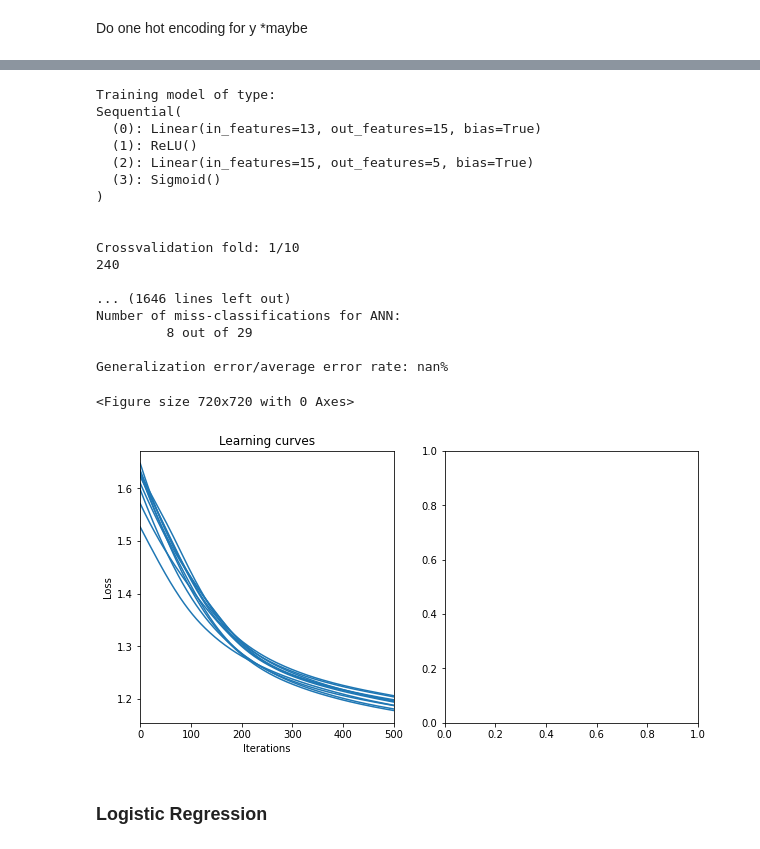
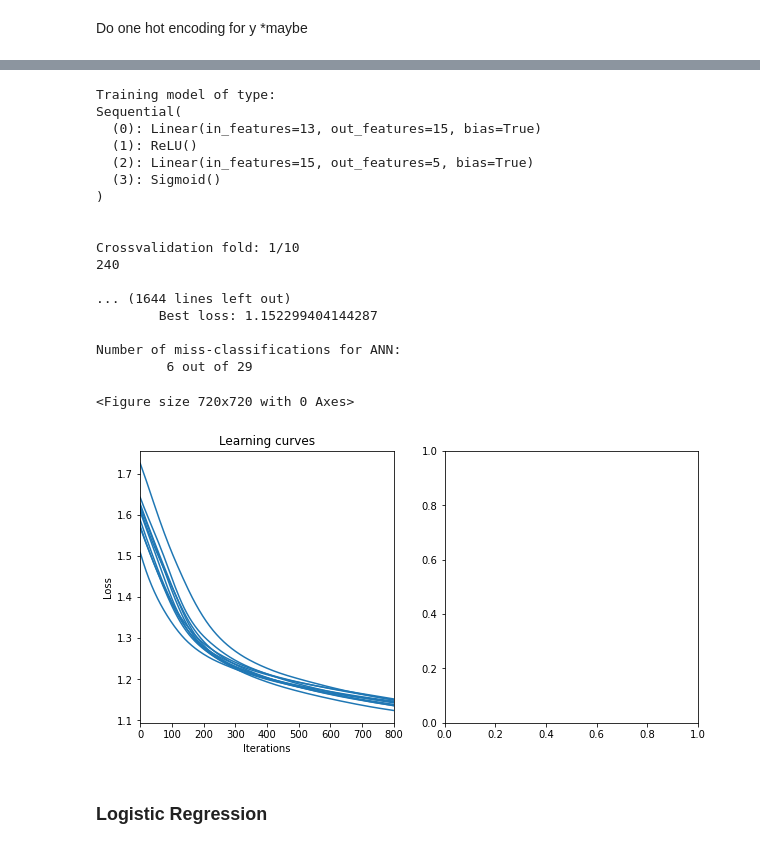
Before and after one commit to WizenPainter/DTU-02450, a Jupyter notebook: Assignment 1/project.ipynb, the cells around one changed output, grey strips where cells are left out. Cells and saved outputs as stored; diff of their text form; code cells hidden in the pictures.

Commit message:
Update cross validation to include random state and initialized logistic regression for classification

```diff
--- a/Assignment 1/project.ipynb
+++ b/Assignment 1/project.ipynb
@@ -1164,7 +1148,7 @@ torch.Size([241])
 from sklearn.model_selection import KFold
 import torch
 K = 10
-CV = KFold(K,shuffle=True)
+CV = KFold(K,shuffle=True, random_state=seed)
 
 X = X_scaled
 M = X.shape[1]
@@ -1206,7 +1190,7 @@ model = lambda: torch.nn.Sequential(
 loss_fn = torch.nn.CrossEntropyLoss()
 # Train for a maximum of 10000 steps, or until convergence (see help for the
 # function train_neural_net() for more on the tolerance/convergence))
-max_iter = 500 # should be 10000
+max_iter = 800 # should be 10000
 print('Training model of type:\n{}\n'.format(str(model())))
 
 # Do cross-validation:
@@ -1223,7 +1207,7 @@ for k, (partition_index, test_index) in enumerate(CV.split(X,y)):
 
     # Extract training and validation set for second CV fold,
     # and convert them to PyTorch tensors
-    CV2 = KFold(K,shuffle=True)
+    CV2 = KFold(K,shuffle=True, random_state=seed)
     for k, (train_index, validation_index) in enumerate(CV2.split(partition_index)):
         X_train = torch.Tensor(X[train_index,:])
         y_train = torch.tensor(y.iloc[train_index].to_numpy(), dtype=torch.long)
@@ -1278,16 +1262,16 @@ for k, (partition_index, test_index) in enumerate(CV.split(X,y)):
     summaries_axes[0].set_title('Learning curves')
 
 # Display the error rate across folds
-# summaries_axes[1].bar(np.arange(1, K+1), np.squeeze(np.asarray(errors_easy)), color=color_list)
-# summaries_axes[1].set_xlabel('Fold');
-# summaries_axes[1].set_xticks(np.arange(1, K+1))
-# summaries_axes[1].set_ylabel('Error rate');
-# summaries_axes[1].set_title('Test misclassification rates')
+summaries_axes[1].bar(np.arange(1, K+1), np.squeeze(np.asarray(errors_easy)), color=color_list)
+summaries_axes[1].set_xlabel('Fold');
+summaries_axes[1].set_xticks(np.arange(1, K+1))
+summaries_axes[1].set_ylabel('Error rate');
+summaries_axes[1].set_title('Test misclassification rates')
 
 # # Show the plots
-# plt.show(decision_boundaries.number) # try these lines if the following code fails (depends on package versions)
-# plt.show(summaries.number)
-# plt.show()
+plt.show(decision_boundaries.number) # try these lines if the following code fails (depends on package versions)
+plt.show(summaries.number)
+plt.show()
 
 # # Display a diagram of the best network in last fold
 # print('Diagram of best neural net in last fold:')
@@ -1298,38 +1282,38 @@ for k, (partition_index, test_index) in enumerate(CV.split(X,y)):
 softmax_logits = net(torch.tensor(X_test, dtype=torch.float))
 # Get the estimated class as the class with highest probability (argmax on softmax_logits)
 y_test_est = (torch.max(softmax_logits, dim=1)[1]).data.numpy()
 # Determine errors
 y_test = y.iloc[test_index].to_numpy()
 e = (y_test_est != y_test)
 print('Number of miss-classifications for ANN:\n\t {0} out of {1}'.format(sum(e),len(e)))
 
 predict = lambda x:  (torch.max(net(torch.tensor(x, dtype=torch.float)), dim=1)[1]).data.numpy()
 # plt.figure(1,figsize=(9,9))
 # visualize_decision_boundary(predict, [X_train, X_test], [y_train, y_test], attributeNames, classNames)
 # plt.title('ANN decision boundaries')
 
 # Print the average classification error rate
 # print('\nGeneralization error/average error rate: {0}%'.format(round(100*np.mean(errors),4)))
 # %% [output]
 Training model of type:
 Sequential(
   (0): Linear(in_features=13, out_features=15, bias=True)
   (1): ReLU()
   (2): Linear(in_features=15, out_features=5, bias=True)
   (3): Sigmoid()
 )
 
 
 Crossvalidation fold: 1/10
 240
 
-... (1646 lines left out)
+... (1644 lines left out)
+        Best loss: 1.152299404144287
+
 Number of miss-classifications for ANN:
-         8 out of 29
-
-Generalization error/average error rate: nan%
+         6 out of 29
 <Figure size 720x720 with 0 Axes>
-[figure, old version]
+[figure, new version]
 # %% [markdown]
 ### Logistic Regression
 # %%
```
Also changed, not shown: parts of 12 cells of this notebook, 1 other file.
